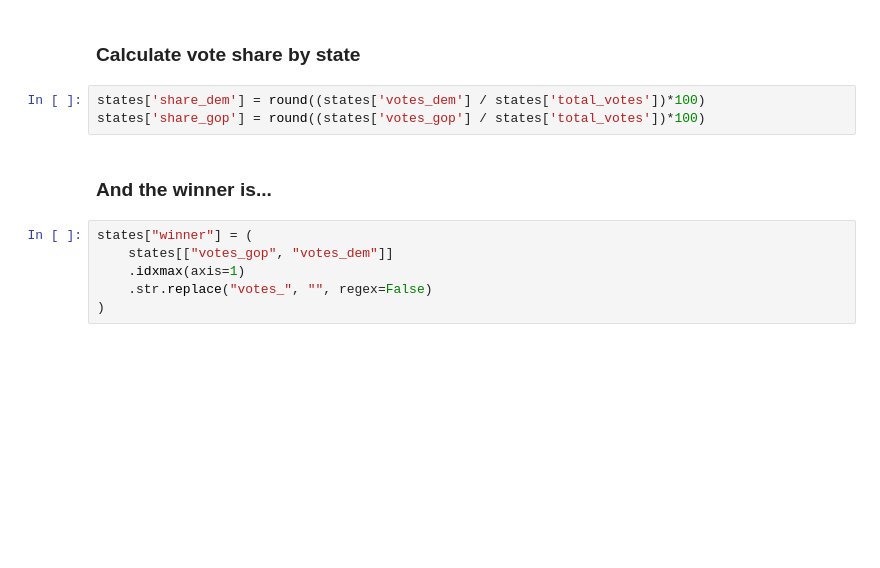
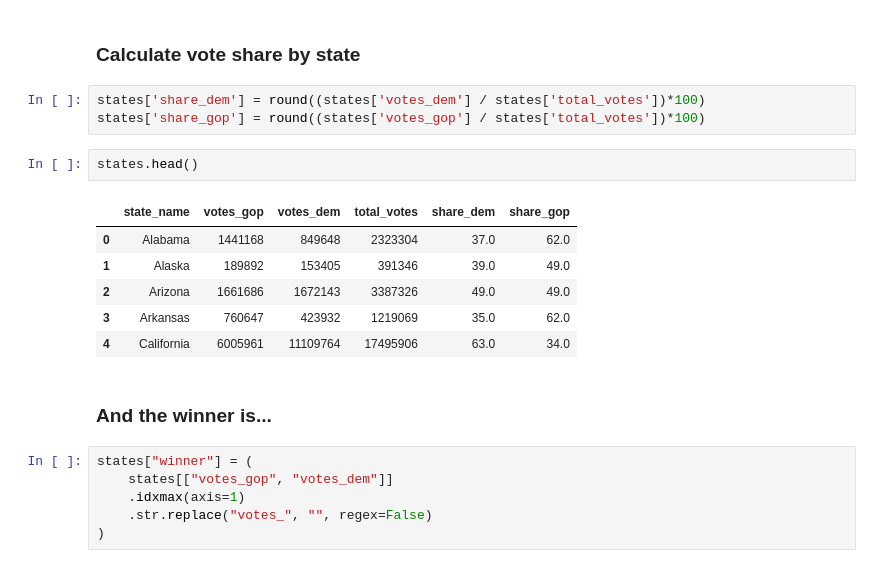
Before and after one commit to stiles/usc, a Jupyter notebook: notebooks/04_presidential_results.ipynb, the cells around one changed output. Drawn from its saved outputs; the diff is of its cells as text; blank space fills up the shorter version.

```diff
--- a/notebooks/04_presidential_results.ipynb
+++ b/notebooks/04_presidential_results.ipynb
@@ -270,6 +270,15 @@ states = df.groupby(['state_name']).agg({"votes_gop":'sum', "votes_dem":'sum', "
 # %%
 states['share_dem'] = round((states['votes_dem'] / states['total_votes'])*100)
 states['share_gop'] = round((states['votes_gop'] / states['total_votes'])*100)
+# %%
+states.head()
+# %% [output]
+|  | state_name | votes_gop | votes_dem | total_votes | share_dem | share_gop |
+| 0 | Alabama | 1441168 | 849648 | 2323304 | 37.0 | 62.0 |
+| 1 | Alaska | 189892 | 153405 | 391346 | 39.0 | 49.0 |
+| 2 | Arizona | 1661686 | 1672143 | 3387326 | 49.0 | 49.0 |
+| 3 | Arkansas | 760647 | 423932 | 1219069 | 35.0 | 62.0 |
+| 4 | California | 6005961 | 11109764 | 17495906 | 63.0 | 34.0 |
 # %% [markdown]
 ### And the winner is...
 # %%
```
Also changed, not shown: parts of 7 cells of this notebook, 1 other file.
